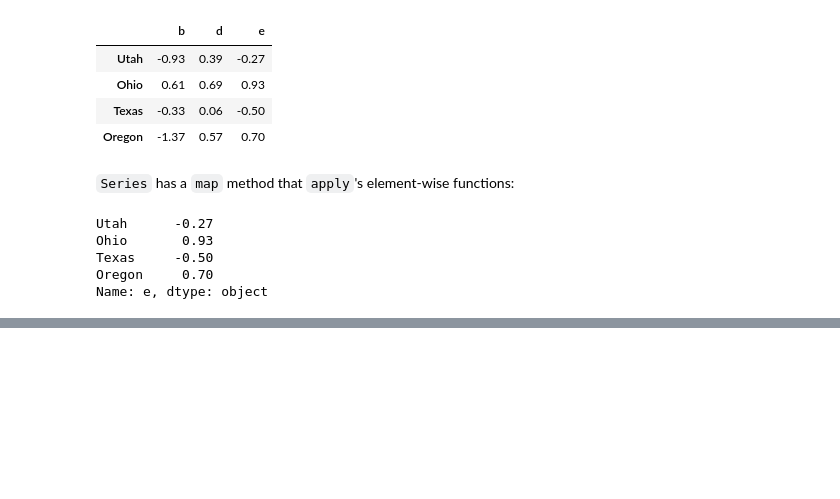
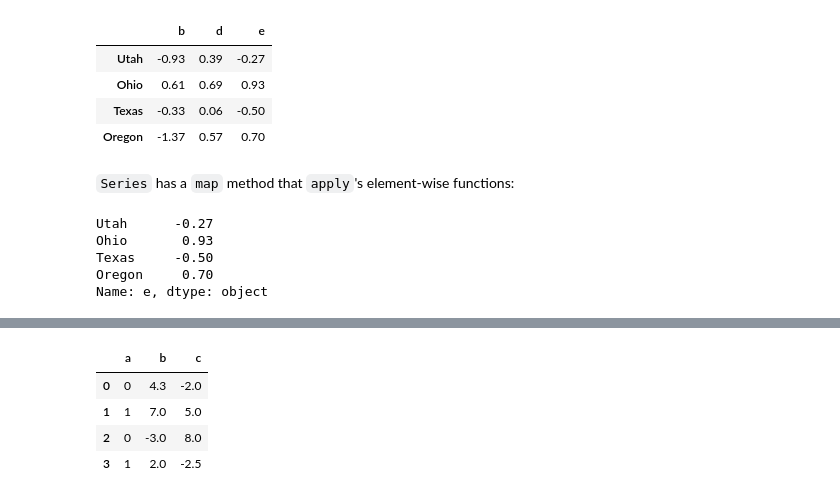
Before and after one commit to rerwin21/python_for_data_analysis, a Jupyter notebook: Chap_5.ipynb, the cells around one changed output, grey strips where cells are left out. Cells and saved outputs as stored; diff of their text form; code cells hidden in the pictures; blank space fills up the shorter version.

```diff
--- a/Chap_5.ipynb
+++ b/Chap_5.ipynb
@@ -1230,0 +1419,13 @@ Name: e, dtype: object
+# %%
+# now perform ranking on dataframes
+frame = pd.DataFrame({'b': [4.3, 7, -3, 2],
+                      'a': [0, 1, 0, 1],
+                      'c': [-2, 5, 8, -2.5]})
+# %%
+frame
+# %% [output]
+|  | a | b | c |
+| 0 | 0 | 4.3 | -2.0 |
+| 1 | 1 | 7.0 | 5.0 |
+| 2 | 0 | -3.0 | 8.0 |
+| 3 | 1 | 2.0 | -2.5 |
```
Also changed, not shown: parts of 49 cells of this notebook.
